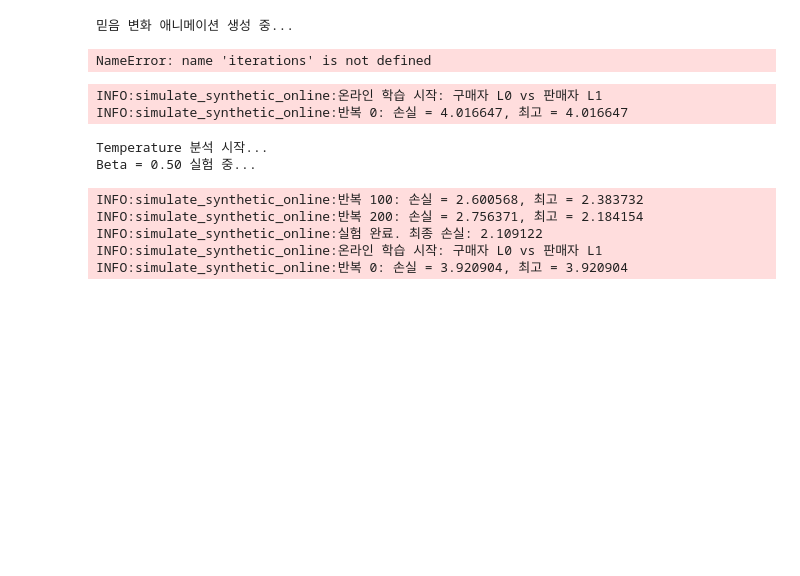
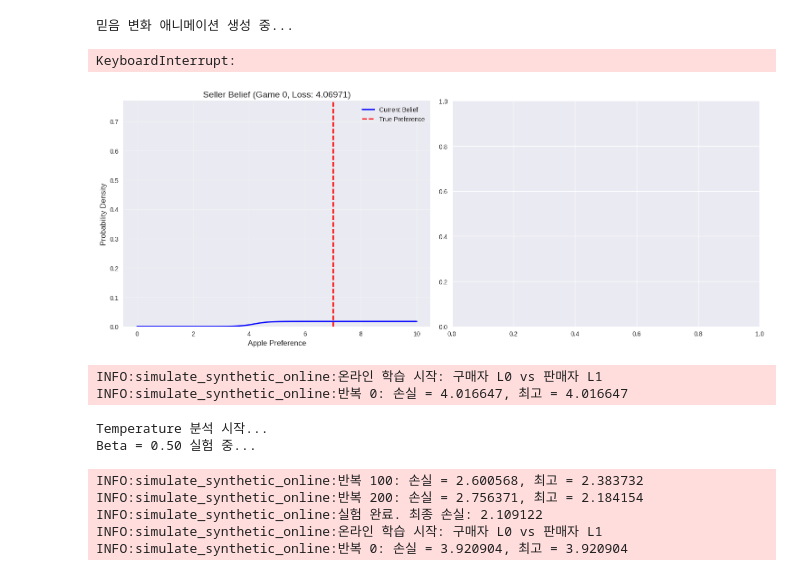
Before and after one commit to youngjinss/belief_of_belief_learning, a Jupyter notebook: notebook/exp2/visualize_synthetic_online.ipynb, the cells around one changed output. Drawn from its saved outputs; the diff is of its cells as text; code cells hidden in the pictures; blank space fills up the shorter version.

```diff
--- a/notebook/exp2/visualize_synthetic_online.ipynb
+++ b/notebook/exp2/visualize_synthetic_online.ipynb
@@ -158,5 +188,6 @@ NameError: name 'results' is not defined
 # %%
 # 4. 애니메이션으로 믿음 변화 시각화 (선택사항)
+
 
 def create_belief_animation(iterations, beliefs, preference_grid, true_apple_pref):
     """믿음 변화를 애니메이션으로 시각화"""
@@ -181,52 +212,67 @@ def create_belief_animation(iterations, beliefs, preference_grid, true_apple_pre
         current_iter = sampled_iterations[frame]
 
         # 현재 믿음 분포
-        ax1.plot(preference_grid, current_belief, 'b-', linewidth=2, label='Current Belief')
-        ax1.axvline(x=true_apple_pref, color='red', linestyle='--', linewidth=2, label='True Preference')
-        ax1.set_xlabel('Apple Preference')
-        ax1.set_ylabel('Probability Density')
-        ax1.set_title(f'Seller Belief (Game {current_iter}, Loss: {losses[current_iter]:.5f})')
+        ax1.plot(
+            preference_grid, current_belief, "b-", linewidth=2, label="Current Belief"
+        )
+        ax1.axvline(
+            x=true_apple_pref,
+            color="red",
+            linestyle="--",
+            linewidth=2,
+            label="True Preference",
+        )
+        ax1.set_xlabel("Apple Preference")
+        ax1.set_ylabel("Probability Density")
+        ax1.set_title(
+            f"Seller Belief (Game {current_iter}, Loss: {losses[current_iter]:.5f})"
+        )
         ax1.legend()
         ax1.grid(True, alpha=0.3)
         ax1.set_ylim(0, max([max(b) for b in sampled_beliefs]) * 1.1)
 
         # 누적 믿음 히스토리 (히트맵)
         if frame > 0:
-            history_matrix = np.array(sampled_beliefs[:frame+1]).T
-            im = ax2.imshow(history_matrix, aspect='auto', origin='lower', cmap='Blues')
-            ax2.set_xlabel('Game Iteration')
-            ax2.set_ylabel('Apple Preference')
-            ax2.set_title('Belief Evolution History')
+            history_matrix = np.array(sampled_beliefs[: frame + 1]).T
+            im = ax2.imshow(history_matrix, aspect="auto", origin="lower", cmap="Blues")
+            ax2.set_xlabel("Game Iteration")
+            ax2.set_ylabel("Apple Preference")
+            ax2.set_title("Belief Evolution History")
 
             # Y축 눈금
             y_ticks = np.arange(0, len(preference_grid), 20)
             ax2.set_yticks(y_ticks)
-            ax2.set_yticklabels([f'{preference_grid[i]:.1f}' for i in y_ticks])
+            ax2.set_yticklabels([f"{preference_grid[i]:.1f}" for i in y_ticks])
 
             # True preference 라인
             true_idx = np.argmin(np.abs(preference_grid - true_apple_pref))
-            ax2.axhline(y=true_idx, color='red', linestyle='--', linewidth=1, alpha=0.7)
+            ax2.axhline(y=true_idx, color="red", linestyle="--", linewidth=1, alpha=0.7)
 
         plt.tight_layout()
 
-    anim = FuncAnimation(fig, animate, frames=len(sampled_beliefs),
-                        interval=200, blit=False, repeat=True)
+    anim = FuncAnimation(
+        fig, animate, frames=len(sampled_beliefs), interval=200, blit=False, repeat=True
+    )
 
     return anim
 
+
 # 애니메이션 생성 (시간이 오래 걸릴 수 있음)
 print("믿음 변화 애니메이션 생성 중...")
-belief_anim = create_belief_animation(iterations, beliefs, preference_grid, true_apple_pref)
+belief_anim = create_belief_animation(
+    iterations, beliefs, preference_grid, true_apple_pref
+)
 
 # 애니메이션 저장 (선택사항)
-belief_anim.save(f'{result_dir}/{file_name}_anima.gif', writer='pillow', fps=5)
+belief_anim.save(f"{result_dir}/{file_name}_anima.gif", writer="pillow", fps=5)
 print(f"애니메이션이 '{result_dir}/{file_name}_anima.gif'로 저장되었습니다.")
 
 # Jupyter에서 애니메이션 표시
 HTML(belief_anim.to_jshtml())
 # %% [output]
 믿음 변화 애니메이션 생성 중...
-NameError: name 'iterations' is not defined
+KeyboardInterrupt:
+[figure, added]
 # %%
 # 2. Temperature(Beta) 값에 따른 수렴 속도 분석
 # 다양한 beta 값으로 실험을 실행하고 수렴 속도 비교
```
Also changed, not shown: parts of 5 cells of this notebook, 2 other files.
